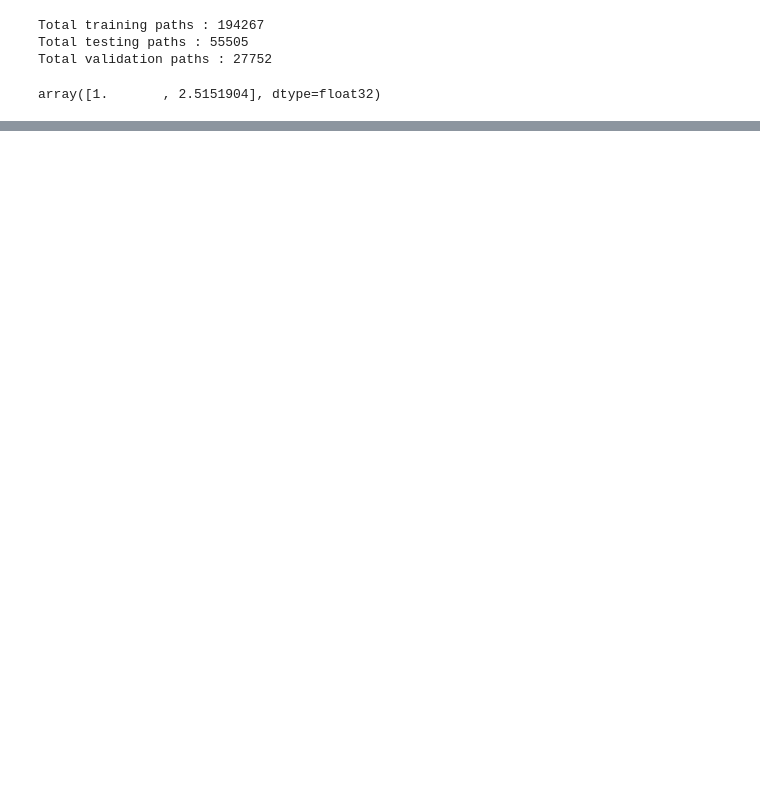
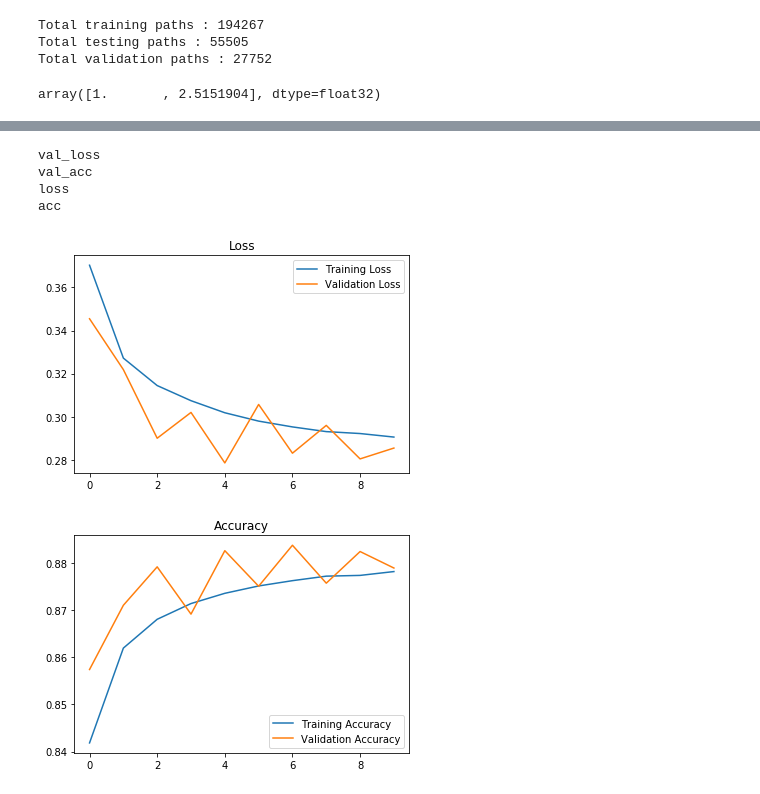
Before and after one commit to subhasisj/python-projects, a Jupyter notebook: Machine Learning Projects/Breast Cancer Detection using Deep Learning/Breast_Cancer_Classification_using_CNN.ipynb, the cells around one changed output, grey strips where cells are left out. Saved outputs shown, nothing was run; the diff lists cells and outputs as text; code cells hidden in the pictures; blank space fills up the shorter version.

Commit message:
Prediction + Accuracy

```diff
--- a/Machine Learning Projects/Breast Cancer Detection using Deep Learning/Breast_Cancer_Classification_using_CNN.ipynb
+++ b/Machine Learning Projects/Breast Cancer Detection using Deep Learning/Breast_Cancer_Classification_using_CNN.ipynb
@@ -79,0 +147,7 @@ val_data_aug = ImageDataGenerator(rescale=1/255.0)
+# %%
+# Compile the model
+image_shape = (48,48,3)
+model = CancerModel.build(image_shape = image_shape , classes= 2)
+model.compile(loss = 'binary_crossentropy',
+              optimizer = Adam(lr = LEARNING_RATE ,decay = LEARNING_RATE / NR_EPOCHS ),
+              metrics = ['accuracy'])
@@ -79,0 +181,9 @@ val_data_aug = ImageDataGenerator(rescale=1/255.0)
+# %%
+# Start training
+model.fit_generator(generator=train_generator,
+                    steps_per_epoch=total_training_examples // BATCH_SIZE,
+                    validation_data=validation_generator,
+                    validation_steps=total_validation_examples // BATCH_SIZE,
+                    class_weight=class_weight,
+                    epochs=NR_EPOCHS,
+                    workers = 5)
@@ -79,0 +215,37 @@ val_data_aug = ImageDataGenerator(rescale=1/255.0)
+# %%
+model_history = model.history.history
+for key in model_history.keys():
+    print(key)
+# %% [output]
+val_loss
+val_acc
+loss
+acc
+# %%
+def plot_metrics(history):
+
+    train_loss = history['loss']
+    val_loss = history['val_loss']
+    train_acc = history['acc']
+    val_acc = history['val_acc']
+
+    # Loss
+    plt.figure()
+    plt.plot(train_loss, label='Training Loss')
+    plt.plot(val_loss, label='Validation Loss')
+    plt.title('Loss')
+    plt.legend()
+    plt.show()
+
+    # Accuracy
+    plt.figure()
+    plt.plot(train_acc, label='Training Accuracy')
+    plt.plot(val_acc, label='Validation Accuracy')
+    plt.title('Accuracy')
+    plt.legend()
+    plt.show()
+# %%
+plot_metrics(model_history)
+# %% [output]
+[figure, added]
+[figure, added]
```
Also changed, not shown: parts of 7 cells of this notebook, 4 other files.
